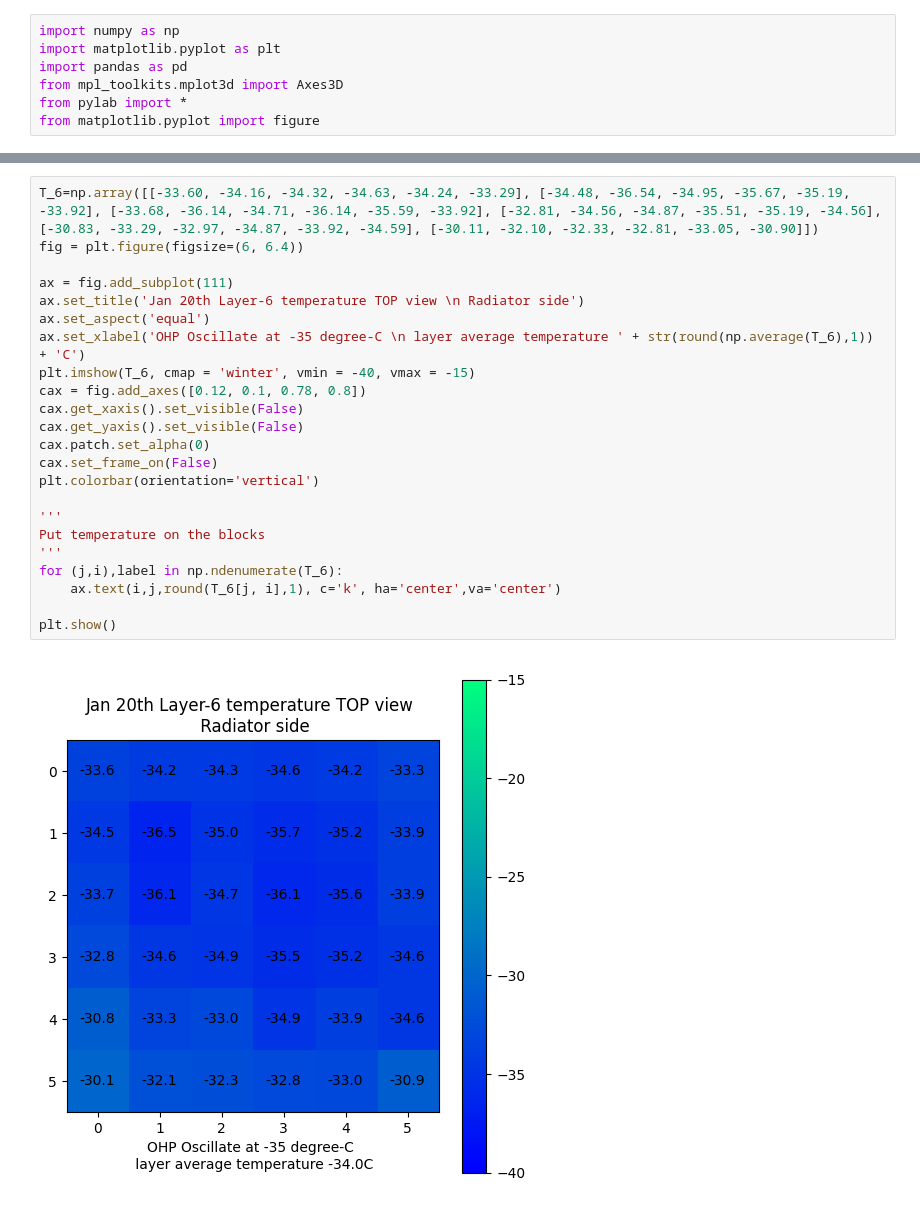
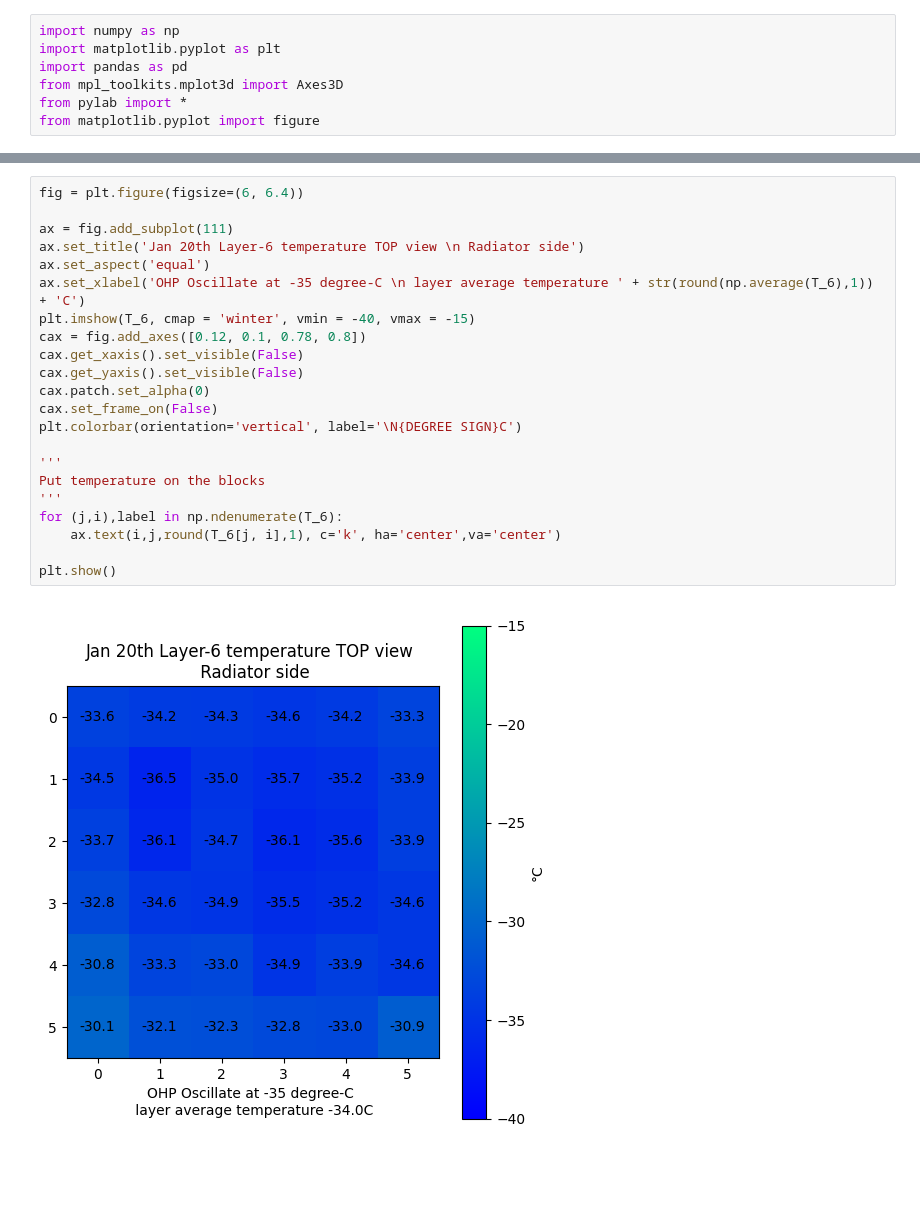
Before and after one commit to Eclipsedclaw/GAPS_thermal, a Jupyter notebook: tracker_temp.ipynb, the cells around one changed output, grey strips where cells are left out. Drawn from its saved outputs; the diff is of its cells as text; blank space fills up the shorter version.

```diff
--- a/tracker_temp.ipynb
+++ b/tracker_temp.ipynb
@@ -167,25 +212,24 @@ plt.show()
 # %%
-T_6=np.array([[-33.60, -34.16, -34.32, -34.63, -34.24, -33.29], [-34.48, -36.54, -34.95, -35.67, -35.19, -33.92], [-33.68, -36.14, -34.71, -36.14, -35.59, -33.92], [-32.81, -34.56, -34.87, -35.51, -35.19, -34.56], [-30.83, -33.29, -32.97, -34.87, -33.92, -34.59], [-30.11, -32.10, -32.33, -32.81, -33.05, -30.90]])
 fig = plt.figure(figsize=(6, 6.4))
 
 ax = fig.add_subplot(111)
 ax.set_title('Jan 20th Layer-6 temperature TOP view \n Radiator side')
 ax.set_aspect('equal')
 ax.set_xlabel('OHP Oscillate at -35 degree-C \n layer average temperature ' + str(round(np.average(T_6),1)) + 'C')
 plt.imshow(T_6, cmap = 'winter', vmin = -40, vmax = -15)
 cax = fig.add_axes([0.12, 0.1, 0.78, 0.8])
 cax.get_xaxis().set_visible(False)
 cax.get_yaxis().set_visible(False)
 cax.patch.set_alpha(0)
 cax.set_frame_on(False)
-plt.colorbar(orientation='vertical')
+plt.colorbar(orientation='vertical', label='\N{DEGREE SIGN}C')
 
 '''
 Put temperature on the blocks
 '''
 for (j,i),label in np.ndenumerate(T_6):
     ax.text(i,j,round(T_6[j, i],1), c='k', ha='center',va='center')
 
 plt.show()
 # %% [output]
-[figure, old version]
+[figure, new version]
```
Also changed, not shown: parts of 14 cells of this notebook.
